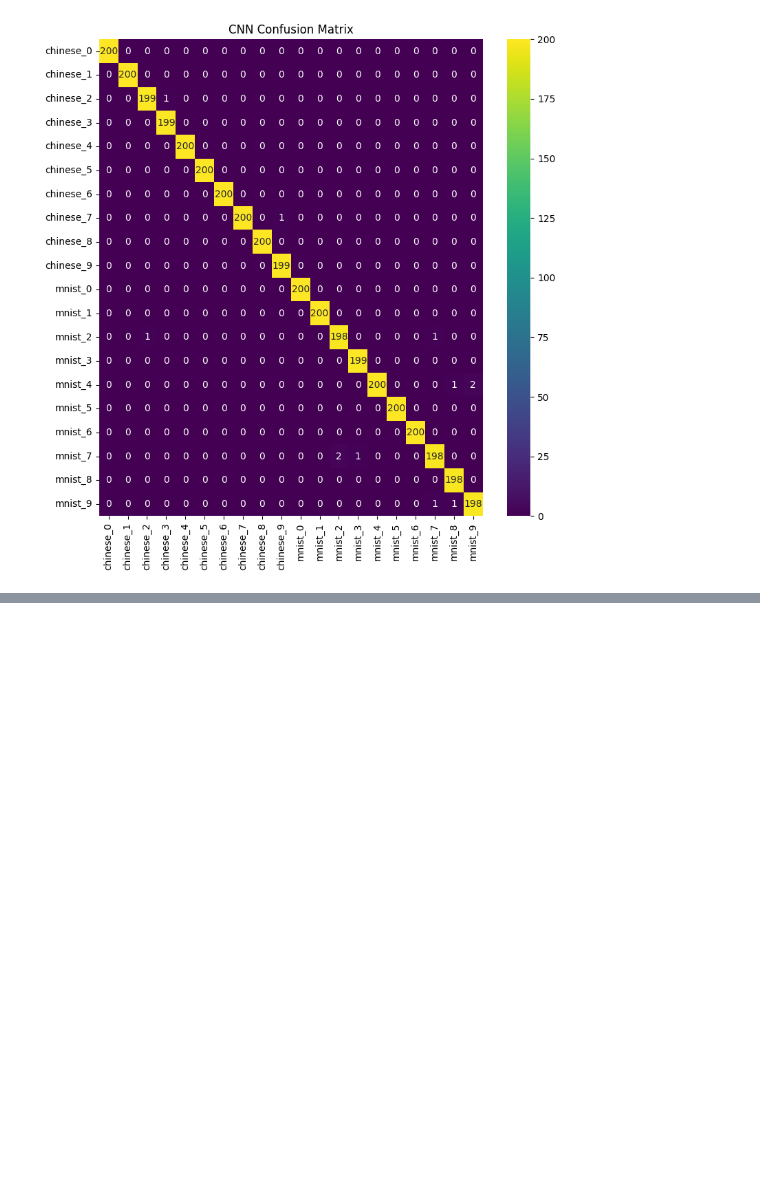
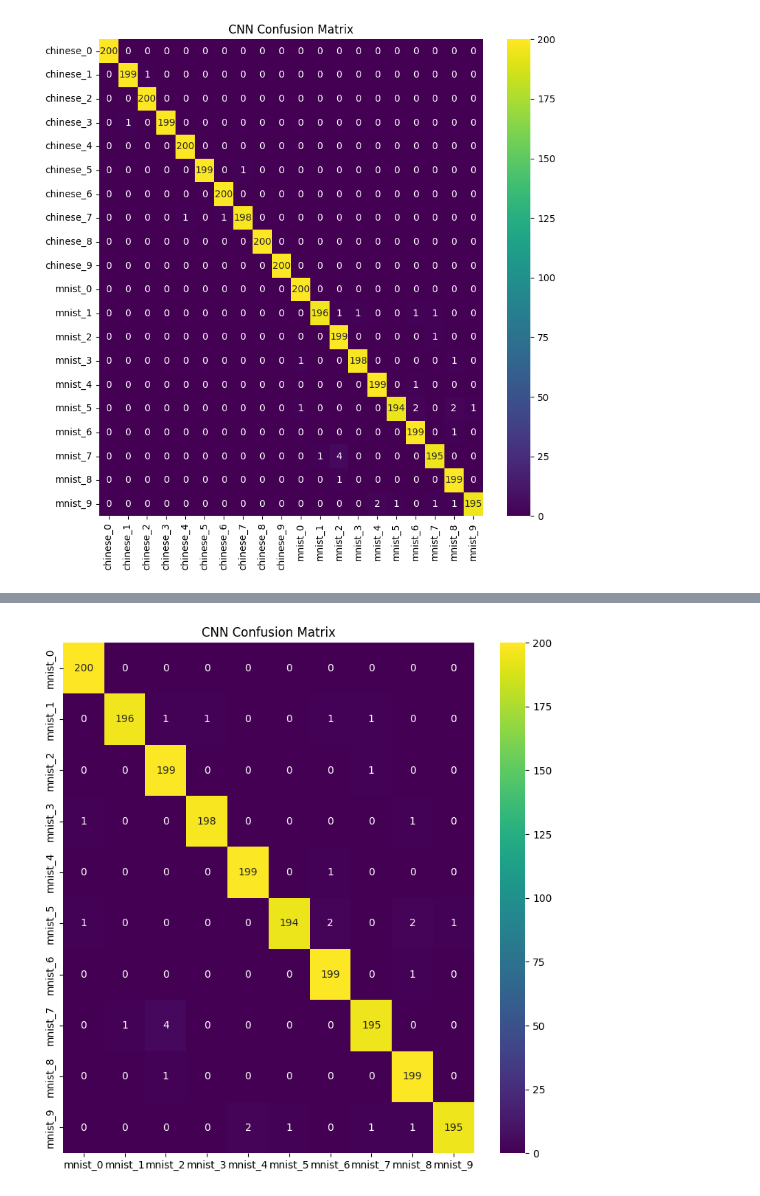
Before and after one commit to ericbrouwer0/MachineLearning-2022, a Jupyter notebook: cnn.ipynb, the cells around one changed output, grey strips where cells are left out. Saved outputs shown, nothing was run; the diff lists cells and outputs as text; code cells hidden in the pictures; blank space fills up the shorter version.

Commit message:
model comparison

```diff
--- a/cnn.ipynb
+++ b/cnn.ipynb
@@ -370,5 +382,5 @@ _________________________________________________________________
 # %%
-model_best = tf.keras.models.load_model('saved_models/weights-087-0.0746.hdf5')
+model_best = tf.keras.models.load_model('saved_models/weights-109-0.0715.hdf5')
 model_best.summary()
 test_loss, test_acc = model_best.evaluate(X_test[:], y_test_t[:], verbose=2)
 # %% [output]
@@ -414,7 +426,5 @@ _________________________________________________________________
 # %%
-from sklearn.metrics import confusion_matrix
-import pandas as pd
-import seaborn as sns
 y_test_pred = model_best.predict(X_test[:])
-cm = confusion_matrix(encoder.inverse_transform(y_test_pred),y_test)
+y_test_pred_df = pd.DataFrame([encoder.inverse_transform(y_test_pred) ,y_test], index=pd.Index(['pred', 'real'])).transpose()
+cm = confusion_matrix(y_test_pred_df.real ,y_test_pred_df.pred)
 # %%
@@ -448,3 +456,6 @@ plt.title('CNN Confusion Matrix')
 plt.savefig('figures/cm_cnn.png')
 # %% [output]
 [figure]
+# %%
+mnist_classes = encoder.classes_[10:]
+chinese_classes = encoder.classes_[:10]
@@ -450,0 +481,11 @@ plt.savefig('figures/cm_cnn.png')
+# %%
+y_test_pred_df_mnist = y_test_pred_df[y_test_pred_df['real'].isin(mnist_classes)]
+cm_mnist = confusion_matrix(y_test_pred_df_mnist.real ,y_test_pred_df_mnist.pred)
+plt.figure(figsize=(9,9))
+ax= plt.subplot()
+cm_array_df = pd.DataFrame(cm_mnist, index=pd.Index(mnist_classes), columns=mnist_classes)
+sns.heatmap(cm_array_df, annot=True, ax=ax, cmap='viridis', fmt='g')
+plt.title('CNN Confusion Matrix')
+plt.savefig('figures/cm_cnn_mnist.png')
+# %% [output]
+[figure, added]
```
Also changed, not shown: parts of 21 cells of this notebook, 55 other files.
